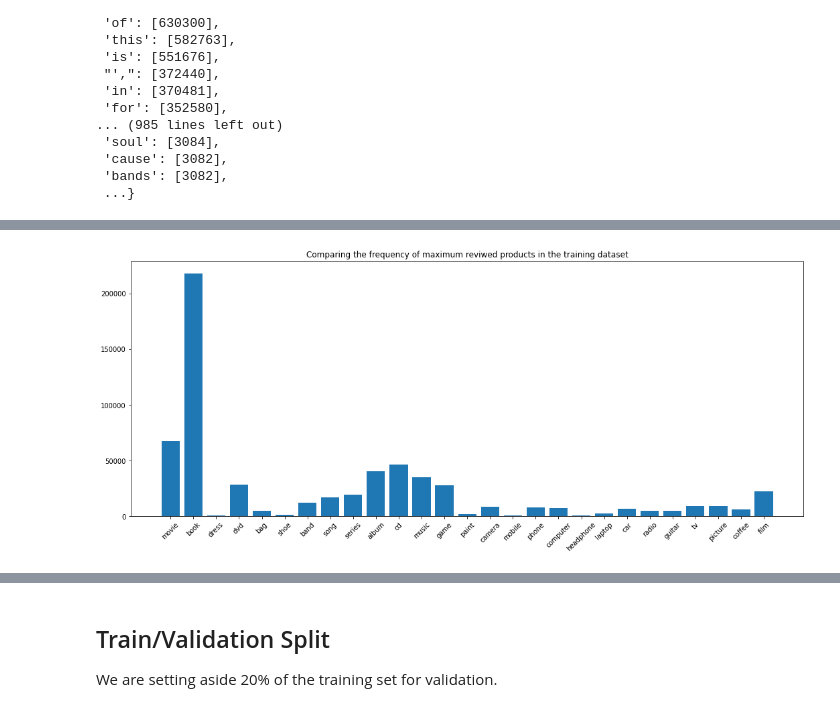
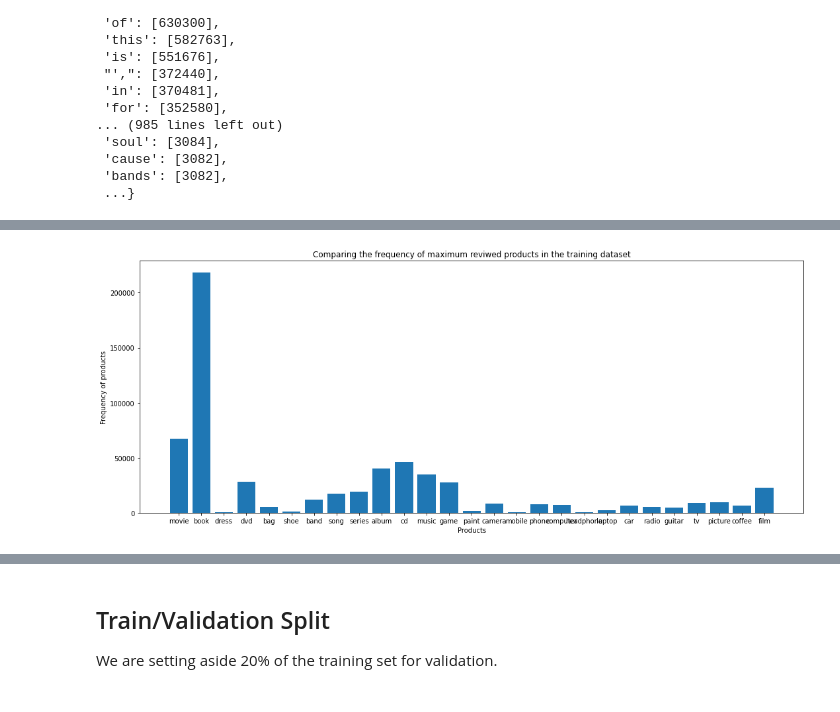
Before and after one commit to shrutikamokashi/Amazon-Reviews-for-Sentiment-Analysis, a Jupyter notebook: Amazon_fin_report.ipynb, the cells around one changed output, grey strips where cells are left out. Saved outputs shown, nothing was run; the diff lists cells and outputs as text; code cells hidden in the pictures.

```diff
--- a/Amazon_fin_report.ipynb
+++ b/Amazon_fin_report.ipynb
@@ -509,8 +498,9 @@ productslistval
 # %%
 fig = plt.figure(figsize=(18,7))
 plt.bar(productslistkey, productslistval)
-plt.xticks(x, rotation=45)
+plt.xlabel('Products')
+plt.ylabel('Frequency of products')
 plt.title('Comparing the frequency of maximum reviwed products in the training dataset')
 plt.show()
 # %% [output]
-[figure, old version]
+[figure, new version]
```
Also changed, not shown: parts of 15 cells of this notebook.
